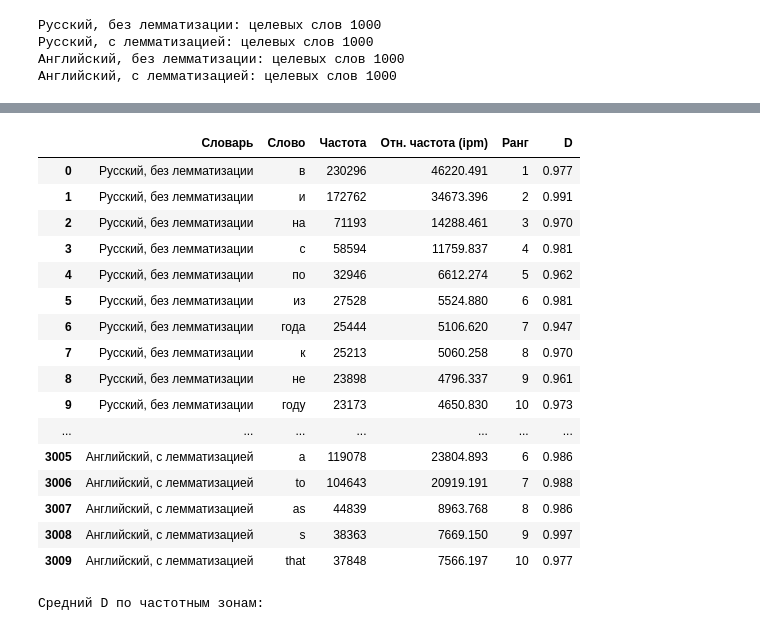
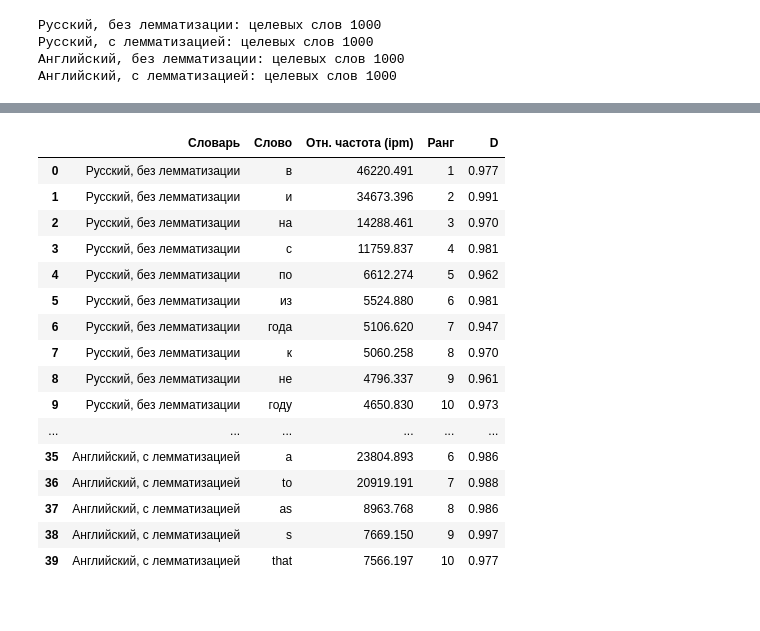
Before and after one commit to Xivalor/nlp_uni, a Jupyter notebook: rgr2/03_juilland.ipynb, the cells around one changed output, grey strips where cells are left out. Drawn from its saved outputs; the diff is of its cells as text; code cells hidden in the pictures.

```diff
--- a/rgr2/03_juilland.ipynb
+++ b/rgr2/03_juilland.ipynb
@@ -210,81 +185,55 @@ def juilland_stats(counts):
         return np.nan, mu, sigma
     d = 1.0 - sigma / (mu * np.sqrt(n - 1))
     return float(d), mu, sigma
 
 rows = []
 for key, label, filename, lang, variant in DICTIONARIES:
-    df = datasets[key]['df'].head(TOP_N)
+    df = datasets[key]['df'].head(10)
     counts_map = segments[lang][variant]
     total_tokens = packages[key]['total_tokens']
     for _, row in df.iterrows():
         word = row['word']
         counts = counts_map.get(word, [0] * N_SEGMENTS)
         d, mu, sigma = juilland_stats(counts)
         rows.append({
             'key': key,
             'dictionary': label,
-            'lang': lang,
-            'variant': variant,
             'word': word,
             'freq': int(row['freq']),
             'rel_freq_per_1e6': row['freq'] / total_tokens * 1e6,
             'rank': int(row['rank']),
             'segments': counts,
             'mu_segment': mu,
             'sigma_segment': sigma,
             'D': d,
         })
 
-juilland = pd.DataFrame(rows)
-juilland.to_csv(DATA / 'juilland_top1000.csv', index=False, float_format='%.8f')
-
-table = juilland.groupby('key', group_keys=False).head(10).copy()
+table = pd.DataFrame(rows)
 table.to_csv(DATA / 'juilland_table_top10.csv', index=False, float_format='%.8f')
 
-def rank_band(rank):
-    if rank <= 10:
-        return '1–10'
-    if rank <= 100:
-        return '11–100'
-    return '101–1000'
-
-juilland['band'] = juilland['rank'].apply(rank_band)
-band_order = ['1–10', '11–100', '101–1000']
-juilland['band'] = pd.Categorical(juilland['band'], categories=band_order, ordered=True)
-bands = (juilland.groupby(['key', 'dictionary', 'band'], observed=True)
-         .agg(n_words=('D', 'size'), mean_D=('D', 'mean'), median_D=('D', 'median'),
-              min_D=('D', 'min'), max_D=('D', 'max'))
-         .reset_index())
-bands.to_csv(DATA / 'juilland_rank_bands.csv', index=False, float_format='%.8f')
-
-display(table[['dictionary', 'word', 'freq', 'rel_freq_per_1e6', 'rank', 'D']]
+display(table[['dictionary', 'word', 'rel_freq_per_1e6', 'rank', 'D']]
         .rename(columns={
-            'dictionary': 'Словарь', 'word': 'Слово', 'freq': 'Частота',
-            'rel_freq_per_1e6': 'Отн. частота (ipm)', 'rank': 'Ранг', 'D': 'D',
+            'dictionary': 'Словарь',
+            'word': 'Слово',
+            'rel_freq_per_1e6': 'Отн. частота (ipm)',
+            'rank': 'Ранг',
+            'D': 'D',
         }).round(3))
-print('\nСредний D по частотным зонам:')
-display(bands[['dictionary', 'band', 'n_words', 'mean_D', 'median_D', 'min_D', 'max_D']]
-        .rename(columns={
-            'dictionary': 'Словарь', 'band': 'Ранги', 'n_words': 'Слов',
-            'mean_D': 'Средний D', 'median_D': 'Медиана D',
-            'min_D': 'Мин. D', 'max_D': 'Макс. D',
-        }).round(3))
 # %% [output]
-|  | Словарь | Слово | Частота | Отн. частота (ipm) | Ранг | D |
-| 0 | Русский, без лемматизации | в | 230296 | 46220.491 | 1 | 0.977 |
-| 1 | Русский, без лемматизации | и | 172762 | 34673.396 | 2 | 0.991 |
-| 2 | Русский, без лемматизации | на | 71193 | 14288.461 | 3 | 0.970 |
-| 3 | Русский, без лемматизации | с | 58594 | 11759.837 | 4 | 0.981 |
-| 4 | Русский, без лемматизации | по | 32946 | 6612.274 | 5 | 0.962 |
-| 5 | Русский, без лемматизации | из | 27528 | 5524.880 | 6 | 0.981 |
-| 6 | Русский, без лемматизации | года | 25444 | 5106.620 | 7 | 0.947 |
-| 7 | Русский, без лемматизации | к | 25213 | 5060.258 | 8 | 0.970 |
-| 8 | Русский, без лемматизации | не | 23898 | 4796.337 | 9 | 0.961 |
-| 9 | Русский, без лемматизации | году | 23173 | 4650.830 | 10 | 0.973 |
-| ... | ... | ... | ... | ... | ... | ... |
-| 3005 | Английский, с лемматизацией | a | 119078 | 23804.893 | 6 | 0.986 |
-| 3006 | Английский, с лемматизацией | to | 104643 | 20919.191 | 7 | 0.988 |
-| 3007 | Английский, с лемматизацией | as | 44839 | 8963.768 | 8 | 0.986 |
-| 3008 | Английский, с лемматизацией | s | 38363 | 7669.150 | 9 | 0.997 |
-| 3009 | Английский, с лемматизацией | that | 37848 | 7566.197 | 10 | 0.977 |
+|  | Словарь | Слово | Отн. частота (ipm) | Ранг | D |
+| 0 | Русский, без лемматизации | в | 46220.491 | 1 | 0.977 |
+| 1 | Русский, без лемматизации | и | 34673.396 | 2 | 0.991 |
+| 2 | Русский, без лемматизации | на | 14288.461 | 3 | 0.970 |
+| 3 | Русский, без лемматизации | с | 11759.837 | 4 | 0.981 |
+| 4 | Русский, без лемматизации | по | 6612.274 | 5 | 0.962 |
+| 5 | Русский, без лемматизации | из | 5524.880 | 6 | 0.981 |
+| 6 | Русский, без лемматизации | года | 5106.620 | 7 | 0.947 |
+| 7 | Русский, без лемматизации | к | 5060.258 | 8 | 0.970 |
+| 8 | Русский, без лемматизации | не | 4796.337 | 9 | 0.961 |
+| 9 | Русский, без лемматизации | году | 4650.830 | 10 | 0.973 |
+| ... | ... | ... | ... | ... | ... |
+| 35 | Английский, с лемматизацией | a | 23804.893 | 6 | 0.986 |
+| 36 | Английский, с лемматизацией | to | 20919.191 | 7 | 0.988 |
+| 37 | Английский, с лемматизацией | as | 8963.768 | 8 | 0.986 |
+| 38 | Английский, с лемматизацией | s | 7669.150 | 9 | 0.997 |
+| 39 | Английский, с лемматизацией | that | 7566.197 | 10 | 0.977 |
-Средний D по частотным зонам:
```
Also changed, not shown: parts of 5 cells of this notebook, 20 other files.
